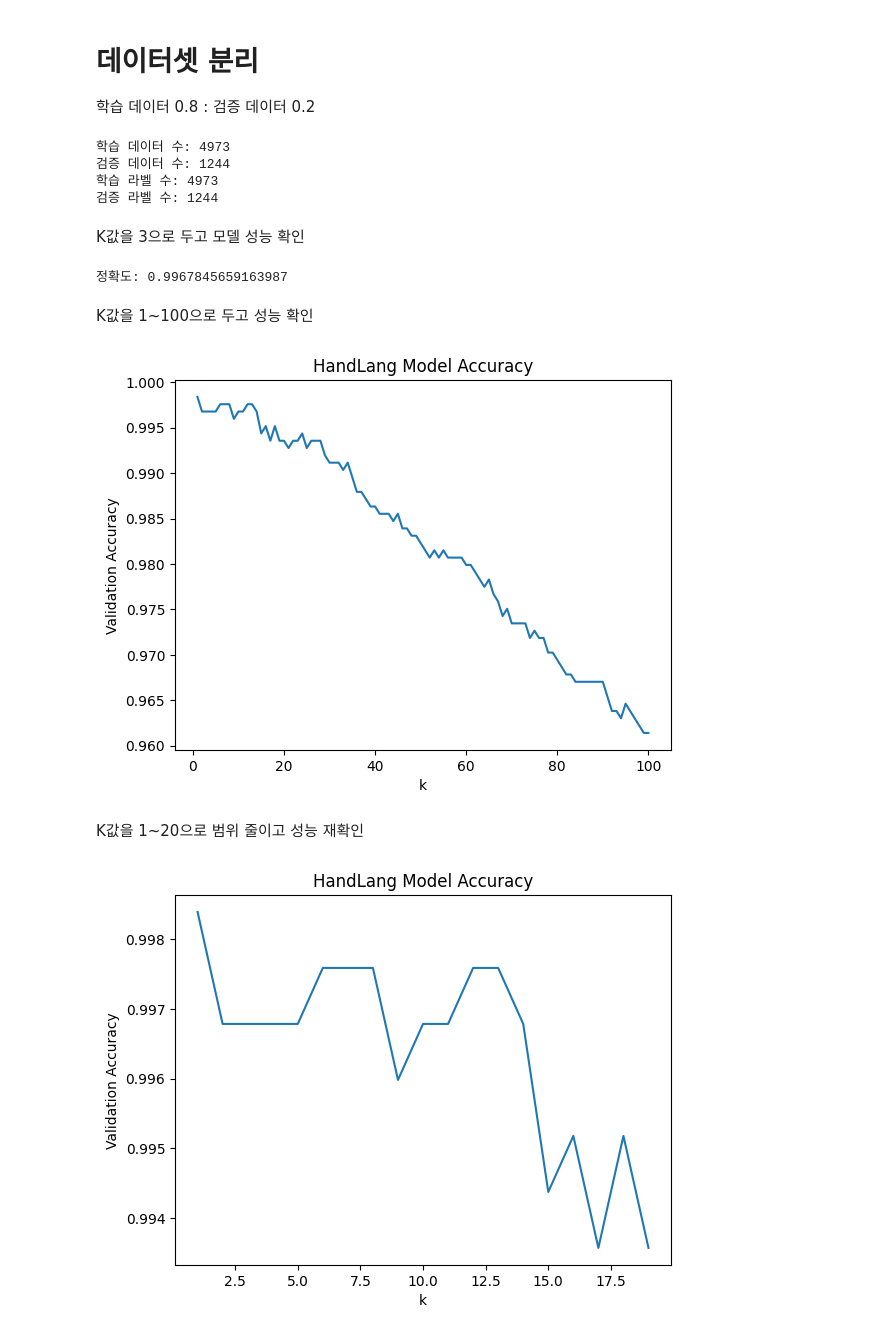
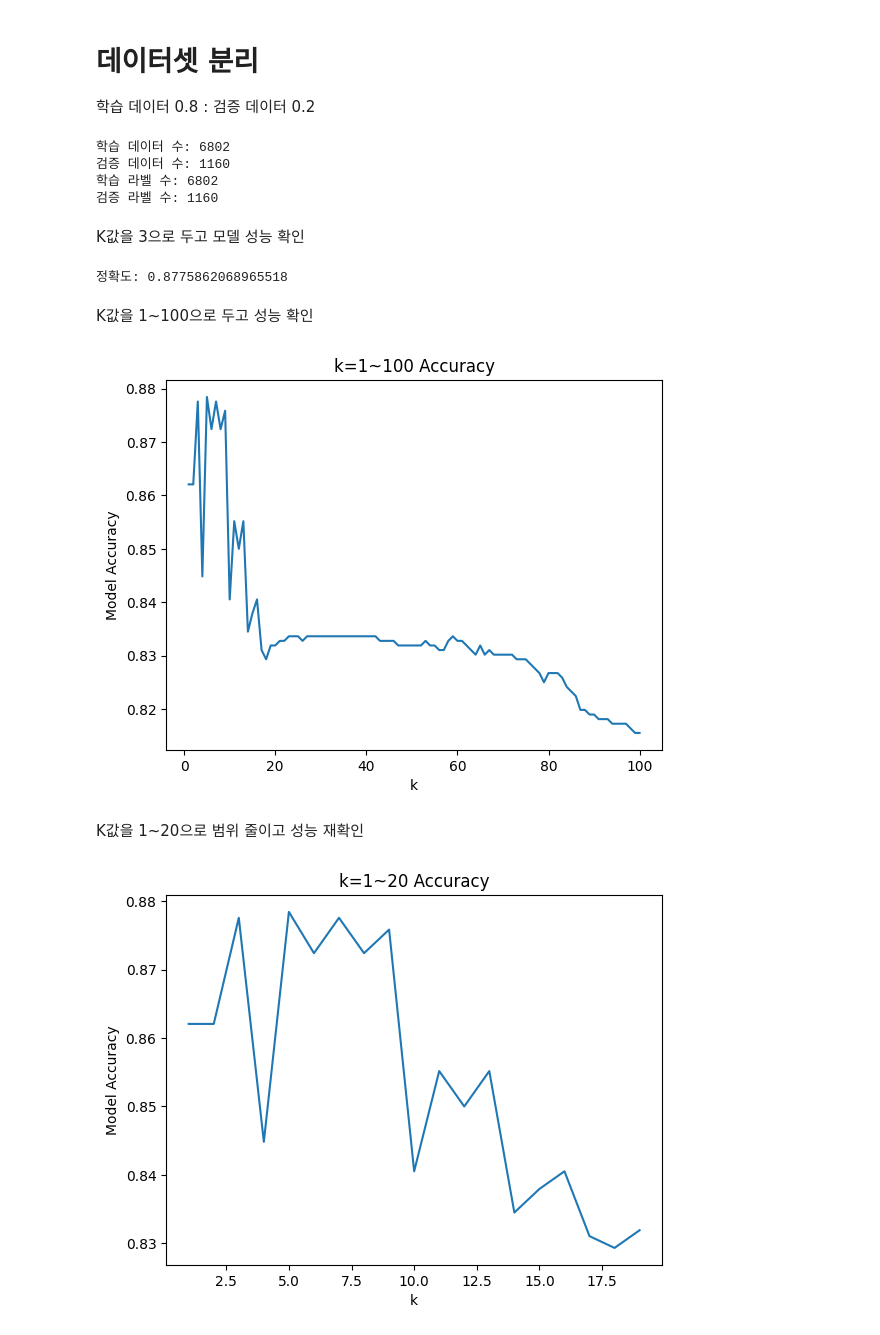
Before and after one commit to bigjoo99/HandLang_Project_Knn, a Jupyter notebook: HandLang.ipynb, the cells around one changed output. Cells and saved outputs as stored; diff of their text form; code cells hidden in the pictures.

```diff
--- a/HandLang.ipynb
+++ b/HandLang.ipynb
@@ -11,2 +7,7 @@ data = pd.read_csv('https://raw.githubusercontent.com/bigjoo99/HandLang_project/
+# %%
+import pandas as pd
+
+train_data = pd.read_csv('https://raw.githubusercontent.com/bigjoo99/HandLang_project/main/getData.txt', names=['angle1','angle2','angle3','angle4','angle5','angle6','angle7','angle8','angle9','angle10','angle11','angle12','angle13','angle14','angle15','label'])
+test_data = pd.read_csv('https://raw.githubusercontent.com/bigjoo99/HandLang_project/main/testData.txt', names = ['angle1','angle2','angle3','angle4','angle5','angle6','angle7','angle8','angle9','angle10','angle11','angle12','angle13','angle14','angle15','label'])
 # %% [markdown]
 학습 데이터 확인
@@ -33,20 +50,22 @@ data
 from sklearn.model_selection import train_test_split
 from sklearn.neighbors import KNeighborsClassifier
 
-X = data.iloc[:,:-1] #마지막 열을 제외한 모든 열을 특성으로 사용
-y = data.iloc[:,-1] #마지막 열을 레이블로 사용
+X_train = train_data.iloc[:,:-1] # 마지막 열을 제외한 모든 열을 특성으로 사용
+y_train = train_data.iloc[:,-1] # 마지막 열을 레이블로 사용
 
-X_train, X_test, y_train, y_test = train_test_split(X,y, test_size=0.2, random_state =42)
+X_test = test_data.iloc[:,:-1] # 마지막 열을 제외한 모든 열을 특성으로 사용
+y_test = test_data.iloc[:,-1] # 마지막 열을 레이블로 사용
+
 
 print("학습 데이터 수:",len(X_train))
 print("검증 데이터 수:",len(X_test))
 print("학습 라벨 수:",len(y_train))
 print("검증 라벨 수:",len(y_test))
 # %% [output]
-학습 데이터 수: 4973
-검증 데이터 수: 1244
-학습 라벨 수: 4973
-검증 라벨 수: 1244
+학습 데이터 수: 6802
+검증 데이터 수: 1160
+학습 라벨 수: 6802
+검증 라벨 수: 1160
 # %% [markdown]
 K값을 3으로 두고 모델 성능 확인
 # %%
@@ -59,7 +78,7 @@ predict = knn.predict(X_test)
 accuracy = knn.score(X_test,y_test)
 print("정확도:", accuracy)
 # %% [output]
-정확도: 0.9967845659163987
+정확도: 0.8775862068965518
 # %% [markdown]
 K값을 1~100으로 두고 성능 확인
 # %%
@@ -74,30 +93,30 @@ for k in k_list:
   accuracies.append(knn.score(X_test, y_test))
 plt.plot(k_list, accuracies)
 plt.xlabel("k")
-plt.ylabel("Validation Accuracy")
-plt.title("HandLang Model Accuracy")
+plt.ylabel("Model Accuracy")
+plt.title("k=1~100 Accuracy")
 plt.show()
 # %% [output]
-[figure, old version]
+[figure, new version]
 # %% [markdown]
 K값을 1~20으로 범위 줄이고 성능 재확인
 # %%
 import matplotlib.pyplot as plt
 
 #k의 범위 1~20
 k_list = range(1,20)
 accuracies = []
 for k in k_list:
   knn = KNeighborsClassifier(n_neighbors = k)
   knn.fit(X_train, y_train)
   accuracies.append(knn.score(X_test, y_test))
 plt.plot(k_list, accuracies)
 plt.xlabel("k")
-plt.ylabel("Validation Accuracy")
-plt.title("HandLang Model Accuracy")
+plt.ylabel("Model Accuracy")
+plt.title("k=1~20 Accuracy")
 plt.show()
 # %% [output]
-[figure, old version]
+[figure, new version]
 # %%
 import matplotlib.pyplot as plt
 
```
Also changed, not shown: parts of 8 cells of this notebook.
